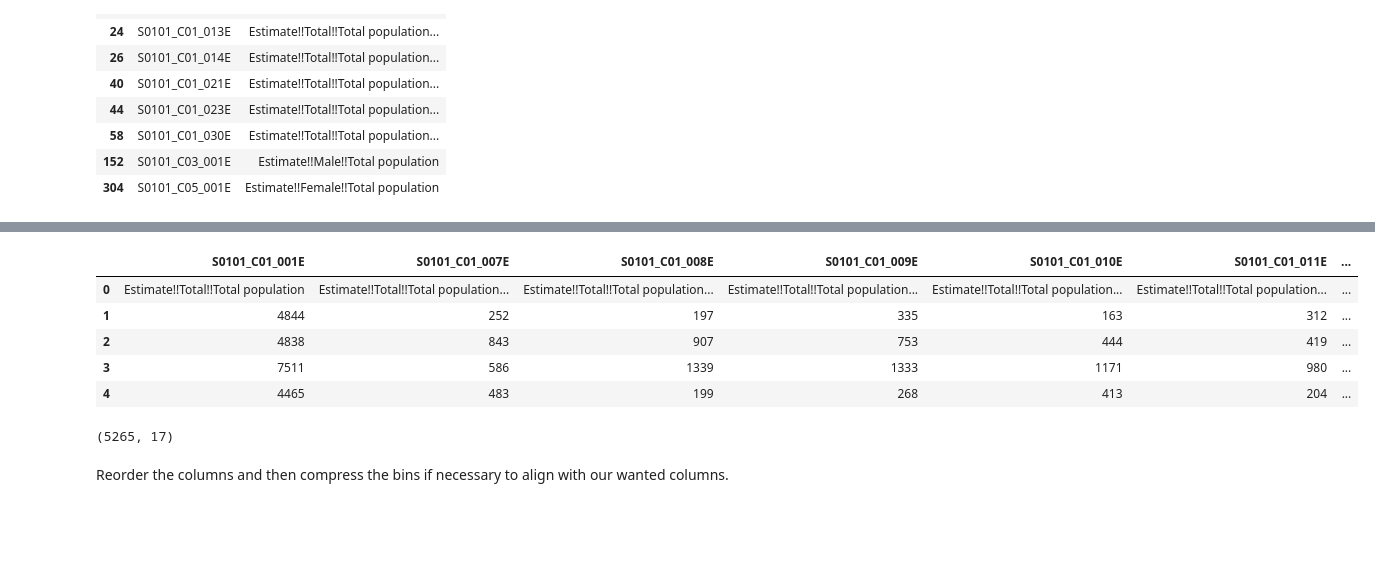
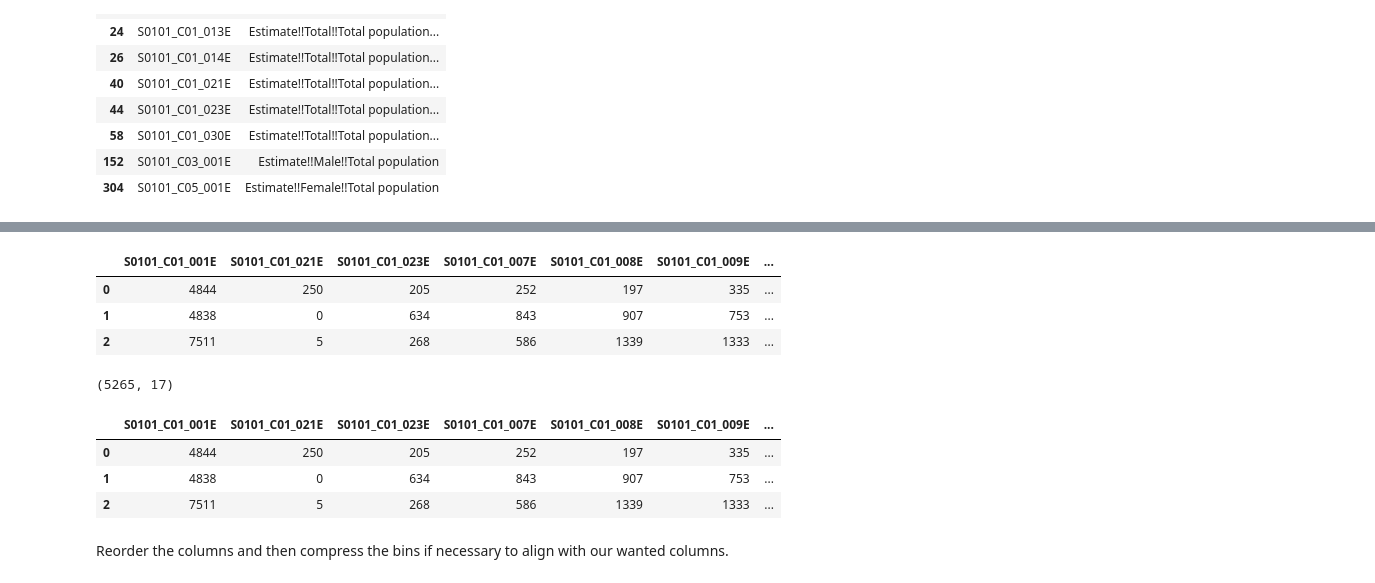
Before and after one commit to yuvanshu/LoopDashboard, a Jupyter notebook: Processing2.ipynb, the cells around one changed output, grey strips where cells are left out. Drawn from its saved outputs; the diff is of its cells as text; code cells hidden in the pictures; blank space fills up the shorter version.

```diff
--- a/Processing2.ipynb
+++ b/Processing2.ipynb
@@ -123,14 +123,12 @@ wanted_columns
 # %%
 S0101_data = S0101_data[wanted_columns]
 # %%
-S0101_data.head(5)
+S0101_data.head(3)
 # %% [output]
-|  | S0101_C01_001E | S0101_C01_007E | S0101_C01_008E | S0101_C01_009E | S0101_C01_010E | S0101_C01_011E | ... |
-| 0 | Estimate!!Total!!Total population | Estimate!!Total!!Total population... | Estimate!!Total!!Total population... | Estimate!!Total!!Total population... | Estimate!!Total!!Total population... | Estimate!!Total!!Total population... | ... |
-| 1 | 4844 | 252 | 197 | 335 | 163 | 312 | ... |
-| 2 | 4838 | 843 | 907 | 753 | 444 | 419 | ... |
-| 3 | 7511 | 586 | 1339 | 1333 | 1171 | 980 | ... |
-| 4 | 4465 | 483 | 199 | 268 | 413 | 204 | ... |
+|  | S0101_C01_001E | S0101_C01_021E | S0101_C01_023E | S0101_C01_007E | S0101_C01_008E | S0101_C01_009E | ... |
+| 0 | 4844 | 250 | 205 | 252 | 197 | 335 | ... |
+| 1 | 4838 | 0 | 634 | 843 | 907 | 753 | ... |
+| 2 | 7511 | 5 | 268 | 586 | 1339 | 1333 | ... |
 # %%
 new_column_dictionary = dict(zip(S0101_data.columns, S0101_data.iloc[0]))
 # %%
@@ -140,6 +138,13 @@ S0101_data.reset_index(drop=True, inplace=True)
 S0101_data.shape
 # %% [output]
 (5265, 17)
+# %%
+S0101_data.head(3)
+# %% [output]
+|  | S0101_C01_001E | S0101_C01_021E | S0101_C01_023E | S0101_C01_007E | S0101_C01_008E | S0101_C01_009E | ... |
+| 0 | 4844 | 250 | 205 | 252 | 197 | 335 | ... |
+| 1 | 4838 | 0 | 634 | 843 | 907 | 753 | ... |
+| 2 | 7511 | 5 | 268 | 586 | 1339 | 1333 | ... |
 # %% [markdown]
 Reorder the columns and then compress the bins if necessary to align with our wanted columns.
 # %%
```
Also changed, not shown: parts of 7 cells of this notebook.
